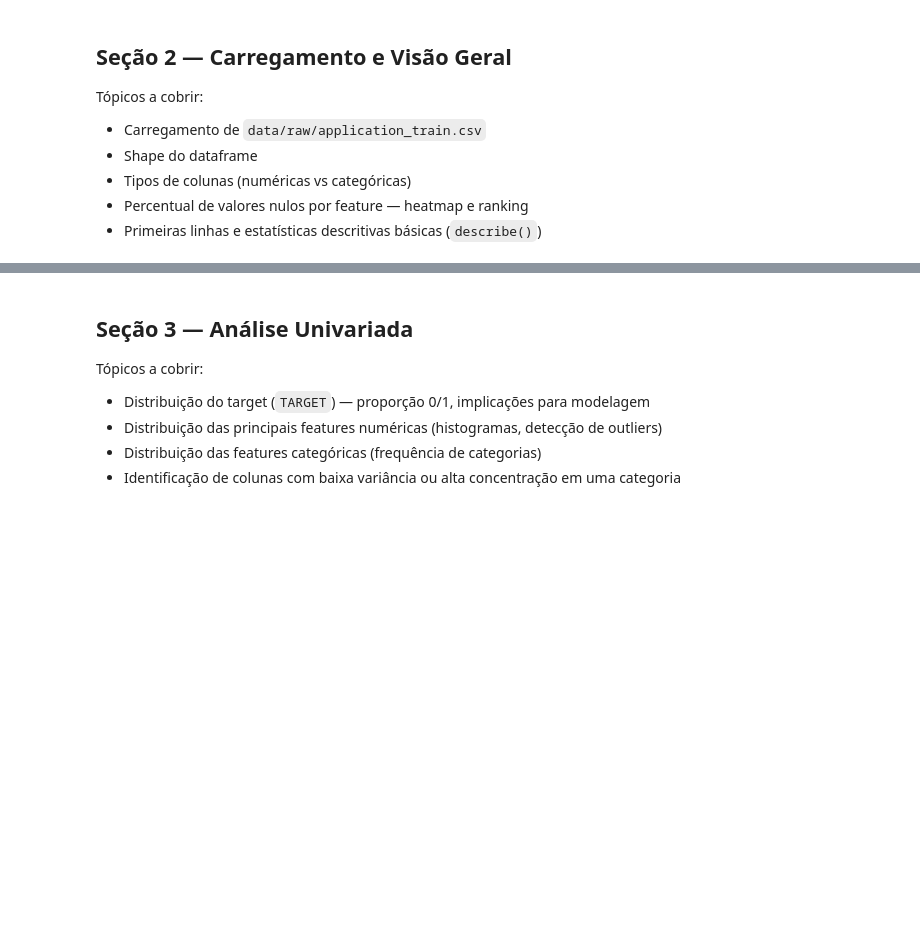
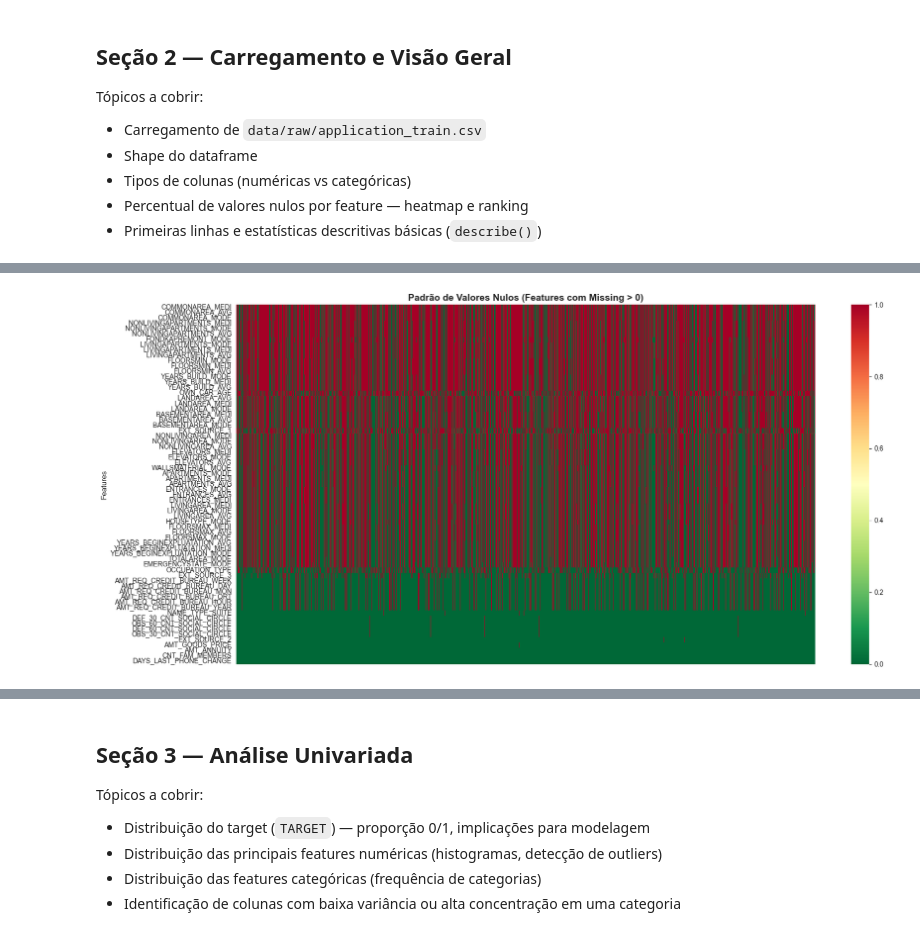
Before and after one commit to becastellani/home-credit-risk, a Jupyter notebook: notebooks/sprint1_eda.ipynb, the cells around one changed output, grey strips where cells are left out. Drawn from its saved outputs; the diff is of its cells as text; code cells hidden in the pictures; blank space fills up the shorter version.

```diff
--- a/notebooks/sprint1_eda.ipynb
+++ b/notebooks/sprint1_eda.ipynb
@@ -35,0 +34,73 @@ Tópicos a cobrir:
+# %%
+import pandas as pd
+import numpy as np
+import matplotlib.pyplot as plt
+import seaborn as sns
+
+sns.set_style("whitegrid")
+plt.rcParams['figure.figsize'] = (14, 6)
+
+# 1. CARREGAMENTO DO DATASET
+df = pd.read_csv('../data/raw/application_train.csv')
+
+print("=" * 80)
+print("1. CARREGAMENTO E SHAPE")
+print("=" * 80)
+print(f"\nDataset: application_train.csv")
+print(f"Shape: {df.shape[0]:,} linhas × {df.shape[1]} colunas")
+
+# 2. TIPOS DE COLUNAS
+print("\n" + "=" * 80)
+print("2. TIPOS DE COLUNAS")
+print("=" * 80)
+
+numeric_cols = df.select_dtypes(include=[np.number]).columns.tolist()
+categorical_cols = df.select_dtypes(include=['object']).columns.tolist()
+
+print(f"\nNuméricas: {len(numeric_cols)}")
+print(f"Categóricas: {len(categorical_cols)}")
+print(f"\nDetalhes dos tipos:")
+print(df.dtypes.value_counts())
+
+# 3. VALORES NULOS - RANKING
+print("\n" + "=" * 80)
+print("3. PERCENTUAL DE VALORES NULOS POR FEATURE")
+print("=" * 80)
+
+missing_data = pd.DataFrame({
+    'Feature': df.columns,
+    'Missing_Count': df.isnull().sum(),
+    'Missing_Percent': (df.isnull().sum() / len(df) * 100).round(2)
+}).sort_values('Missing_Percent', ascending=False).reset_index(drop=True)
+
+print(f"\nTotal de features com missing: {(missing_data['Missing_Count'] > 0).sum()}")
+print("\nRanking das features com maior % de nulos:")
+print(missing_data[missing_data['Missing_Count'] > 0].to_string(index=False))
+
+# 4. HEATMAP DE VALORES NULOS
+print("\n" + "=" * 80)
+print("VISUALIZAÇÃO: Heatmap de Valores Nulos")
+print("=" * 80)
+
+fig, ax = plt.subplots(figsize=(18, 8))
+missing_mask = df.isnull().T
+missing_mask = missing_mask[missing_mask.sum(axis=1) > 0]
+missing_mask = missing_mask.loc[missing_mask.sum(axis=1).sort_values(ascending=False).index]
+sns.heatmap(missing_mask, cbar=True, yticklabels=True, xticklabels=False, ax=ax, cmap='RdYlGn_r')
+ax.set_title('Padrão de Valores Nulos (Features com Missing > 0)', fontsize=14, fontweight='bold')
+ax.set_ylabel('Features', fontsize=11)
+plt.tight_layout()
+plt.show()
+
+# 5. PRIMEIRAS LINHAS
+print("\n" + "=" * 80)
+print("4. PRIMEIRAS 5 LINHAS")
+print("=" * 80)
+print(df.head())
+
+# 6. ESTATÍSTICAS DESCRITIVAS
+print("\n" + "=" * 80)
+print("5. ESTATÍSTICAS DESCRITIVAS BÁSICAS")
+print("=" * 80)
+print(df.describe().T)
+# %% [output]
@@ -35,0 +124 @@ Tópicos a cobrir:
+[figure, added]
```
Also changed, not shown: parts of 2 cells of this notebook.
